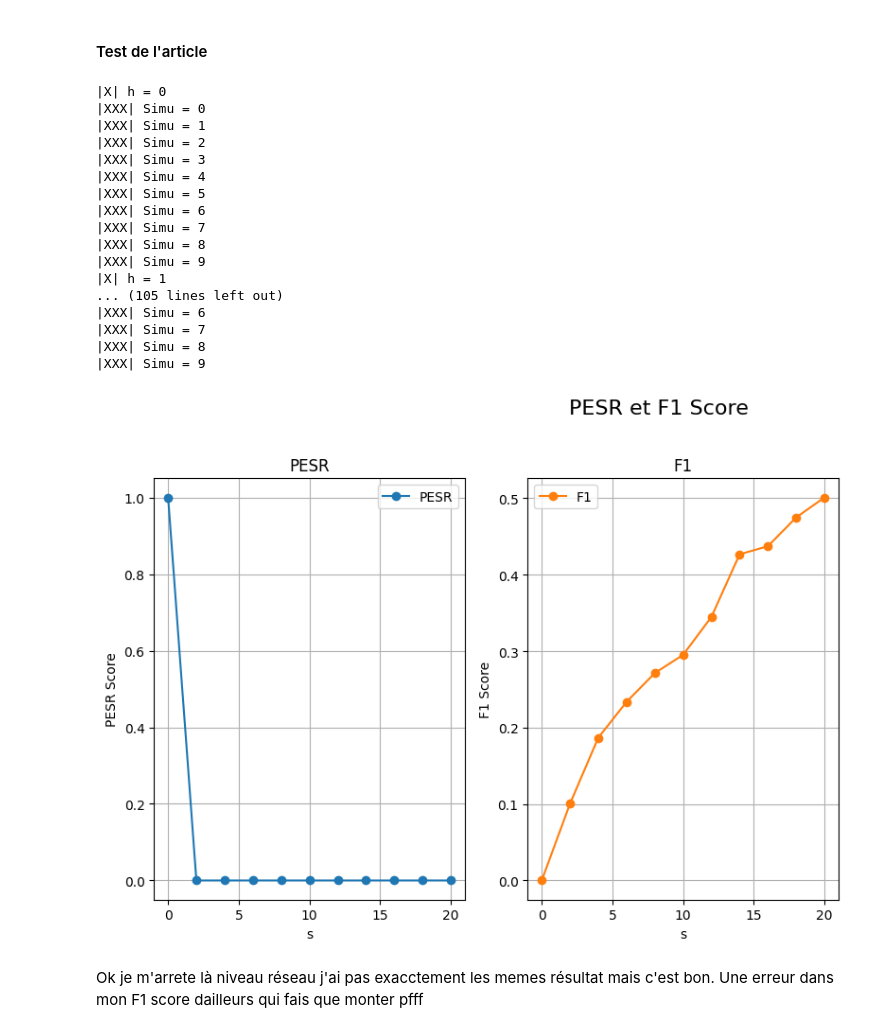
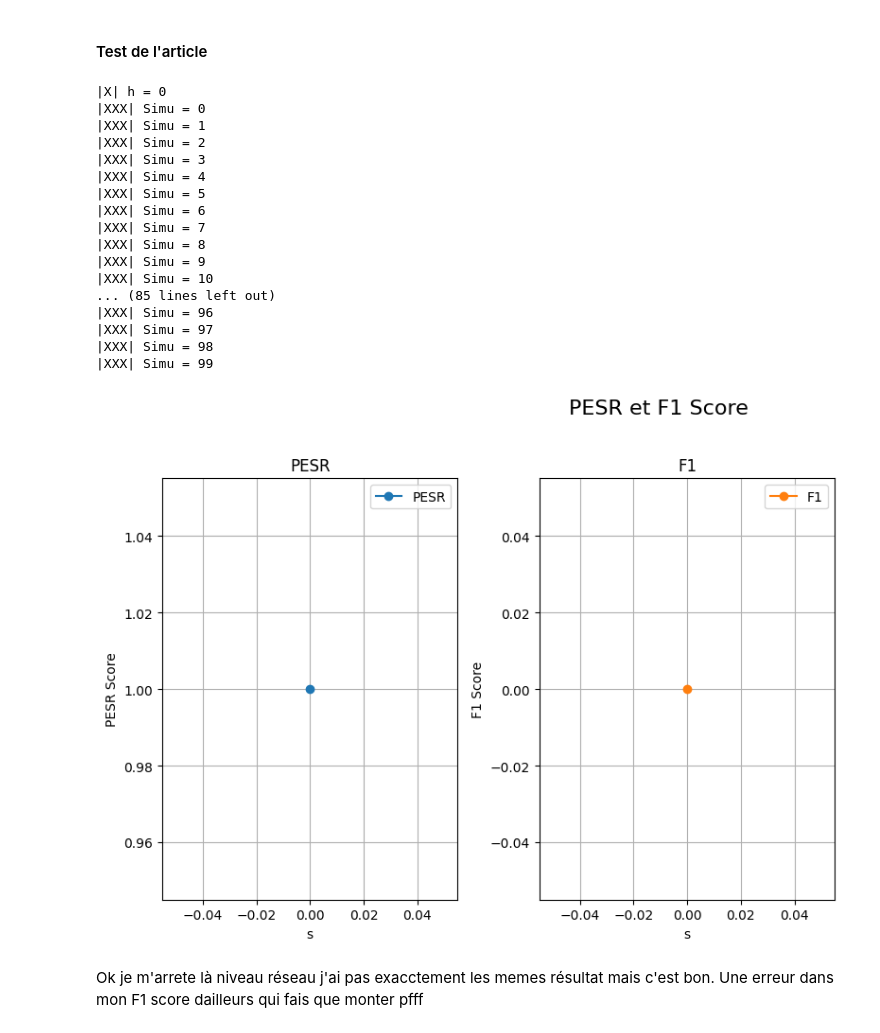
Before and after one commit to AymenBlk/STAGE-GENEVE, a Jupyter notebook: AYMEN/EXPLORATION/CAS NON LINEAIRE/ANN HARDER LASSO/Basis.ipynb, the cells around one changed output. Cells and saved outputs as stored; diff of their text form; code cells hidden in the pictures.

```diff
--- a/AYMEN/EXPLORATION/CAS NON LINEAIRE/ANN HARDER LASSO/Basis.ipynb
+++ b/AYMEN/EXPLORATION/CAS NON LINEAIRE/ANN HARDER LASSO/Basis.ipynb
@@ -1021,48 +1022,48 @@ from non_linear_tools import plot_scores
 scores = {'pesr': [], 'f1': []}
 s_range = []
 
-simu_iter = 10
+simu_iter = 100
 seed = 42
 
-for h in range(0, 11):
+for h in [0]:
     n, p = 500, 50
     s = 2 * h
     pesr_list = []
     f1_list = []
     print(f"|X| h = {h}")
     for i in range(simu_iter):
         print(f"|XXX| Simu = {i}")
         X, y, S_true = generate_data_nonlinear(n, p, h=h, seed=seed * i)
         model = LASSOANN(sizes=[50, 20, 1], verbose=False)
         lmbda = model.lambda_qut(X, M=1000, alpha=0.05)
-        model.fit(X, y, lmbda=lmbda, epochs=10, L0=0.5)
+        model.fit(X, y, lmbda=lmbda, epochs=50, L0=0.5)
         W1 = model.first_layer.weight.detach()
         S_hat = get_active_variables(W1)
         pesr_list.append(pesr(W1, S_true))
         f1_list.append(f1_score(S_hat, S_true))
     scores['pesr'].append(np.mean(pesr_list))
     scores['f1'].append(np.mean(f1_list))
     s_range.append(s)
 
 plot_scores(scores, s_range, "PESR et F1 Score")
 # %% [output]
 |X| h = 0
 |XXX| Simu = 0
 |XXX| Simu = 1
 |XXX| Simu = 2
 |XXX| Simu = 3
 |XXX| Simu = 4
 |XXX| Simu = 5
 |XXX| Simu = 6
 |XXX| Simu = 7
 |XXX| Simu = 8
 |XXX| Simu = 9
-|X| h = 1
-... (105 lines left out)
-|XXX| Simu = 6
-|XXX| Simu = 7
-|XXX| Simu = 8
-|XXX| Simu = 9
+|XXX| Simu = 10
+... (85 lines left out)
+|XXX| Simu = 96
+|XXX| Simu = 97
+|XXX| Simu = 98
+|XXX| Simu = 99
-[figure, old version]
+[figure, new version]
 # %% [markdown]
 Ok je m'arrete là niveau réseau j'ai pas exacctement les memes résultat mais c'est bon. Une erreur dans mon F1 score dailleurs qui fais que monter pfff
```
Also changed, not shown: parts of 2 cells of this notebook, 8 other files.
